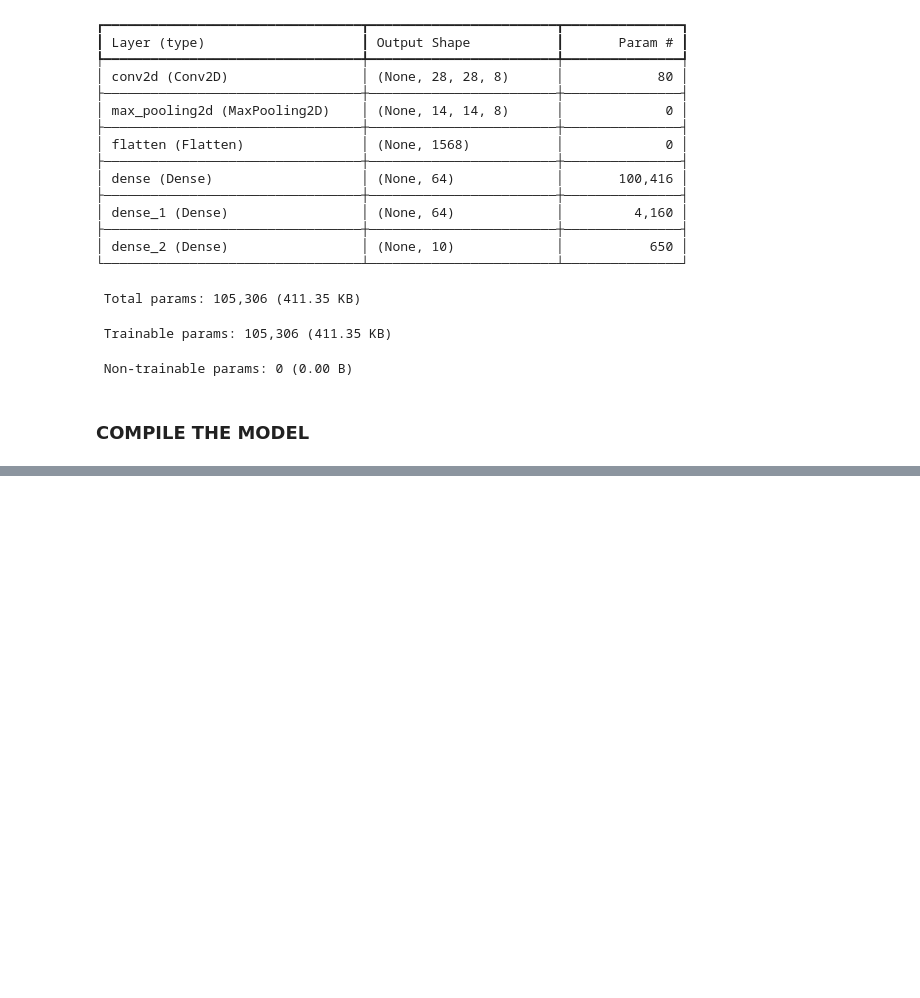
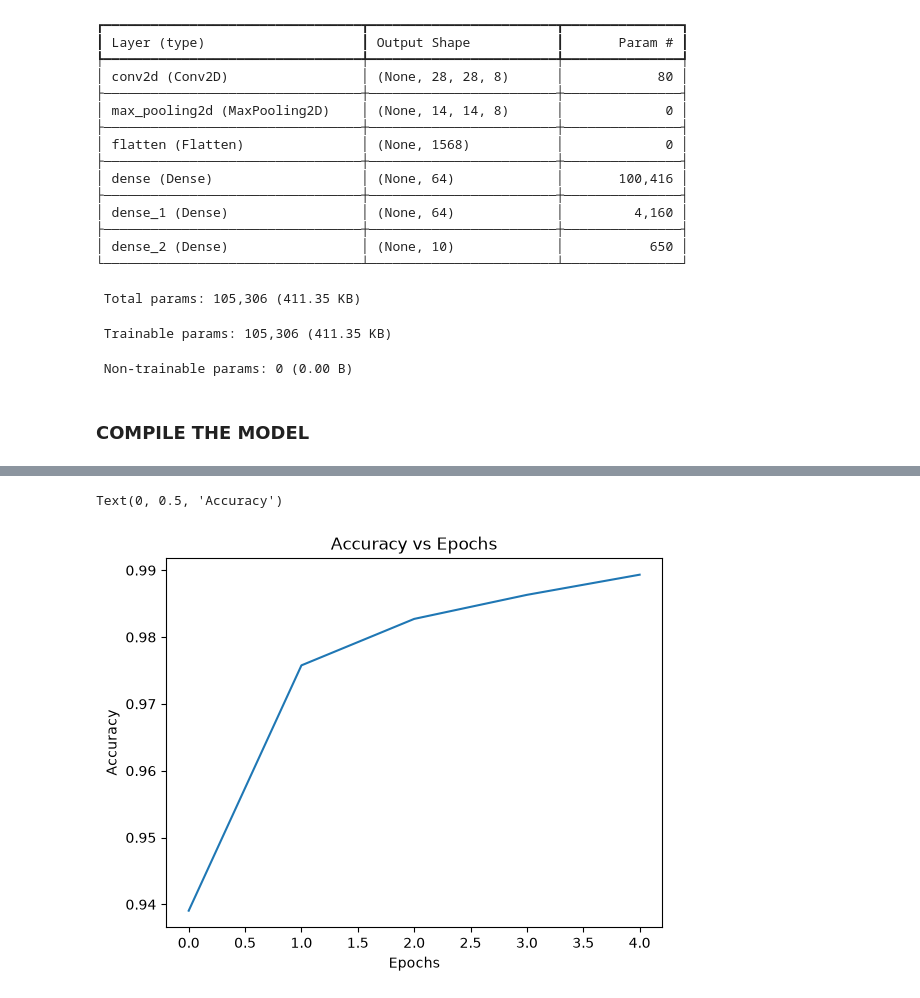
Before and after one commit to ramirezgrosas/tf2-cnn-mnist-classifier, a Jupyter notebook: mnist_cnn_classifier.ipynb, the cells around one changed output, grey strips where cells are left out. Cells and saved outputs as stored; diff of their text form; code cells hidden in the pictures; blank space fills up the shorter version.

Commit message:
Fit the Model, Learning Curves and Evaluation Model

```diff
--- a/mnist_cnn_classifier.ipynb
+++ b/mnist_cnn_classifier.ipynb
@@ -120,0 +121,9 @@ WARNING:tensorflow:TensorFlow GPU support is not available on native Windows for
+# %%
+
+def train_model(model, scaled_train_images, train_labels):
+
+    history = model.fit(scaled_train_images, train_labels, epochs=5)
+
+    return history
+# %%
+history = train_model(model, scaled_train_images, train_labels)
@@ -120,0 +143,3 @@ WARNING:tensorflow:TensorFlow GPU support is not available on native Windows for
+# %%
+
+data_frame = pd.DataFrame(history.history)
@@ -120,0 +155,8 @@ WARNING:tensorflow:TensorFlow GPU support is not available on native Windows for
+# %%
+
+acc_plot = data_frame.plot(y='accuracy', title="Accuracy vs Epochs", legend=False)
+acc_plot.set_xlabel("Epochs")
+acc_plot.set_ylabel("Accuracy")
+# %% [output]
+Text(0, 0.5, 'Accuracy')
+[figure, added]
```
Also changed, not shown: parts of 10 cells of this notebook.
